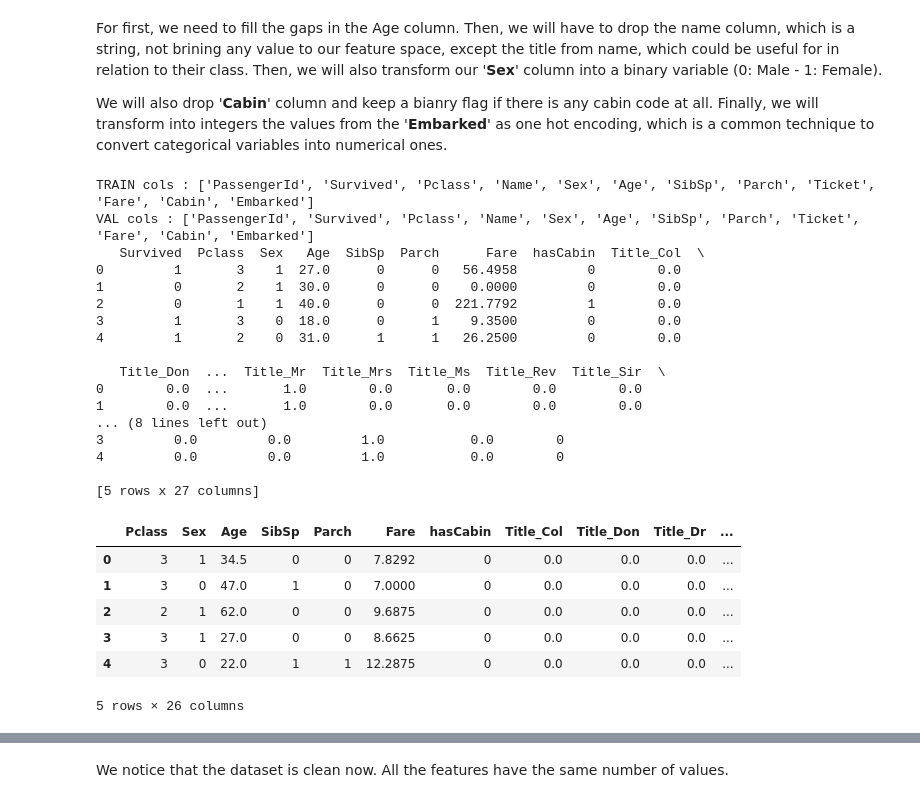
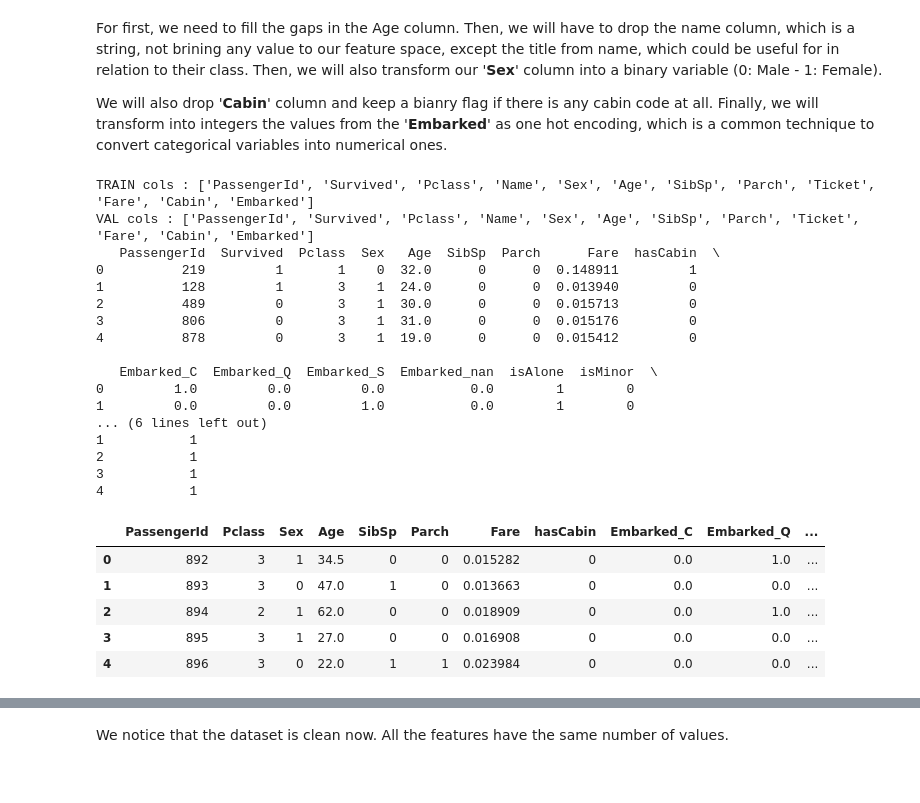
Before and after one commit to felixfaruix/kaggle-competitions, a Jupyter notebook: notebooks/Titanic/titanic.ipynb, the cells around one changed output, grey strips where cells are left out. Saved outputs shown, nothing was run; the diff lists cells and outputs as text; code cells hidden in the pictures.

```diff
--- a/notebooks/Titanic/titanic.ipynb
+++ b/notebooks/Titanic/titanic.ipynb
@@ -84,9 +84,6 @@ The '**Pclass**' column indicates the class of the ticket, which is also an impo
 '**Parch**' column shows the number of parents/children aboard, pointing out that most of the passengers were alone.
 
 As our next step, we will now plot the correlation heatmap indicating the degree of linkage between each feature.
-# %%
-# Converting Ticket column into a str, for better usage
-train_data["Ticket"] = train_data["Ticket"].astype(str)
 # %%
 # Plotting only int or float columns correlations
 numeric_df = train_data.select_dtypes(include=["int64", "float64"])
@@ -109,7 +106,7 @@ This is important when the class is imbalanced like in this case, where the surv
 from sklearn.model_selection import StratifiedShuffleSplit
 
 split = StratifiedShuffleSplit(n_splits = 1, test_size=0.2, random_state=42)
-for train_indeces, test_indeces in split.split(train_data, train_data[["Survived"]]):
+for train_indeces, test_indeces in split.split(train_data, train_data[["Survived", "Sex"]]):
     strat_train_set = train_data.loc[train_indeces].reset_index(drop=True)
     strat_test_set = train_data.loc[test_indeces].reset_index(drop=True)
 # %% [markdown]
@@ -355,13 +390,16 @@ from sklearn.pipeline import Pipeline
 
 preprocess_pipe = Pipeline([
     ("cabin", CabinFLagger()),
-    ("feature_drop",  FeatureDropper(("Ticket", "PassengerId"))),
-    ("Ttile_extractor",  TitleExtractor()),
+    ("feature_drop",  FeatureDropper(("Ticket",))),
+    ("Tirle_extractor",  TitleExtractor()),
     ("age_imputer", AgeImputer()),
-    ("title_encoder", TitleOneHotEncoder()),
     ("Sex_flagger", SexLabelEncoder()),
+    ("Title_dropper", FeatureDropper(("Title",))),
     ("Embarked_encoder", EmbarkedLabelEncoder()),
     ("isAlone_flagger", isAloneFlagger()),
+    ("NormalizeFare", NormalizeFare()),
+    ("isMinor_flagger", isMinorFlagger()),
+    ("FamilySize_flagger", familySizeFlagger()),
 ])
 
 print("TRAIN cols :", list(strat_train_set.columns))
@@ -373,40 +411,39 @@ print(strat_train_set.head())
 
 # transform ONLY on validation / test split
 strat_test_set  = preprocess_pipe.transform(strat_test_set)
-test_data = preprocess_pipe.transform(test_data)
+test_data_processed = preprocess_pipe.transform(test_data)
 # Display the first few rows of the transformed training data
 # %% [output]
 TRAIN cols : ['PassengerId', 'Survived', 'Pclass', 'Name', 'Sex', 'Age', 'SibSp', 'Parch', 'Ticket', 'Fare', 'Cabin', 'Embarked']
 VAL cols : ['PassengerId', 'Survived', 'Pclass', 'Name', 'Sex', 'Age', 'SibSp', 'Parch', 'Ticket', 'Fare', 'Cabin', 'Embarked']
-   Survived  Pclass  Sex   Age  SibSp  Parch      Fare  hasCabin  Title_Col  \
-0         1       3    1  27.0      0      0   56.4958         0        0.0
-1         0       2    1  30.0      0      0    0.0000         0        0.0
-2         0       1    1  40.0      0      0  221.7792         1        0.0
-3         1       3    0  18.0      0      1    9.3500         0        0.0
-4         1       2    0  31.0      1      1   26.2500         0        0.0
+   PassengerId  Survived  Pclass  Sex   Age  SibSp  Parch      Fare  hasCabin  \
+0          219         1       1    0  32.0      0      0  0.148911         1
+1          128         1       3    1  24.0      0      0  0.013940         0
+2          489         0       3    1  30.0      0      0  0.015713         0
+3          806         0       3    1  31.0      0      0  0.015176         0
+4          878         0       3    1  19.0      0      0  0.015412         0
 
-   Title_Don  ...  Title_Mr  Title_Mrs  Title_Ms  Title_Rev  Title_Sir  \
-0        0.0  ...       1.0        0.0       0.0        0.0        0.0
-1        0.0  ...       1.0        0.0       0.0        0.0        0.0
-... (8 lines left out)
-3         0.0         0.0         1.0           0.0        0
-4         0.0         0.0         1.0           0.0        0
-
-[5 rows x 27 columns]
+   Embarked_C  Embarked_Q  Embarked_S  Embarked_nan  isAlone  isMinor  \
+0         1.0         0.0         0.0           0.0        1        0
+1         0.0         0.0         1.0           0.0        1        0
+... (6 lines left out)
+1           1
+2           1
+3           1
+4           1
 # %%
 # Converting the transformed training set to a DataFrame for better visualization
 strat_test_set = pd.DataFrame(strat_test_set)
-test_data = pd.DataFrame(test_data)
+test_data_processed = pd.DataFrame(test_data_processed)
 
 # Display the first few rows of the transformed training data
-test_data.head()
+test_data_processed.head()
 # %% [output]
-|  | Pclass | Sex | Age | SibSp | Parch | Fare | hasCabin | Title_Col | Title_Don | Title_Dr | ... |
-| 0 | 3 | 1 | 34.5 | 0 | 0 | 7.8292 | 0 | 0.0 | 0.0 | 0.0 | ... |
-| 1 | 3 | 0 | 47.0 | 1 | 0 | 7.0000 | 0 | 0.0 | 0.0 | 0.0 | ... |
-| 2 | 2 | 1 | 62.0 | 0 | 0 | 9.6875 | 0 | 0.0 | 0.0 | 0.0 | ... |
-| 3 | 3 | 1 | 27.0 | 0 | 0 | 8.6625 | 0 | 0.0 | 0.0 | 0.0 | ... |
-| 4 | 3 | 0 | 22.0 | 1 | 1 | 12.2875 | 0 | 0.0 | 0.0 | 0.0 | ... |
+|  | PassengerId | Pclass | Sex | Age | SibSp | Parch | Fare | hasCabin | Embarked_C | Embarked_Q | ... |
+| 0 | 892 | 3 | 1 | 34.5 | 0 | 0 | 0.015282 | 0 | 0.0 | 1.0 | ... |
+| 1 | 893 | 3 | 0 | 47.0 | 1 | 0 | 0.013663 | 0 | 0.0 | 0.0 | ... |
+| 2 | 894 | 2 | 1 | 62.0 | 0 | 0 | 0.018909 | 0 | 0.0 | 1.0 | ... |
+| 3 | 895 | 3 | 1 | 27.0 | 0 | 0 | 0.016908 | 0 | 0.0 | 0.0 | ... |
+| 4 | 896 | 3 | 0 | 22.0 | 1 | 1 | 0.023984 | 0 | 0.0 | 0.0 | ... |
-5 rows × 26 columns
 # %%
 # Display the first few rows of the transformed test data
```
Also changed, not shown: parts of 17 cells of this notebook, 1 other file.
